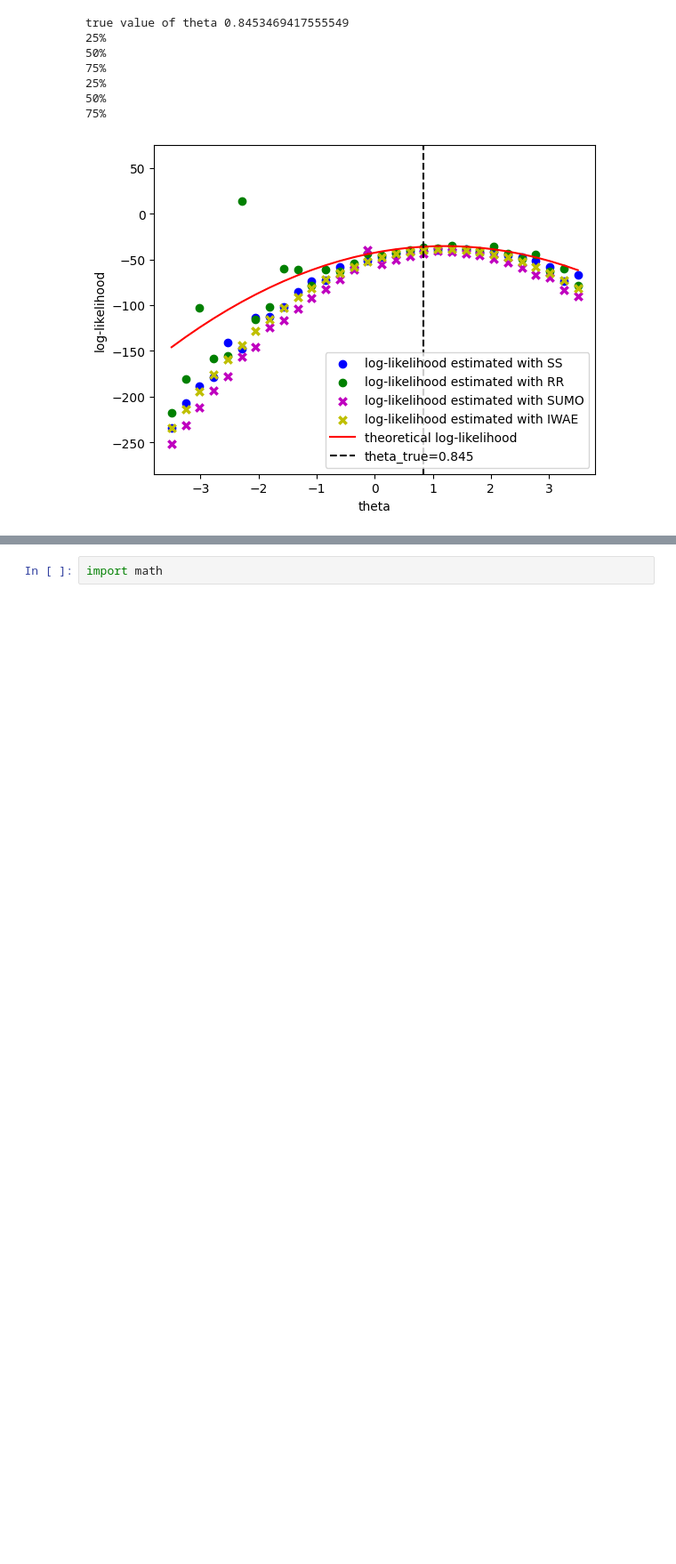
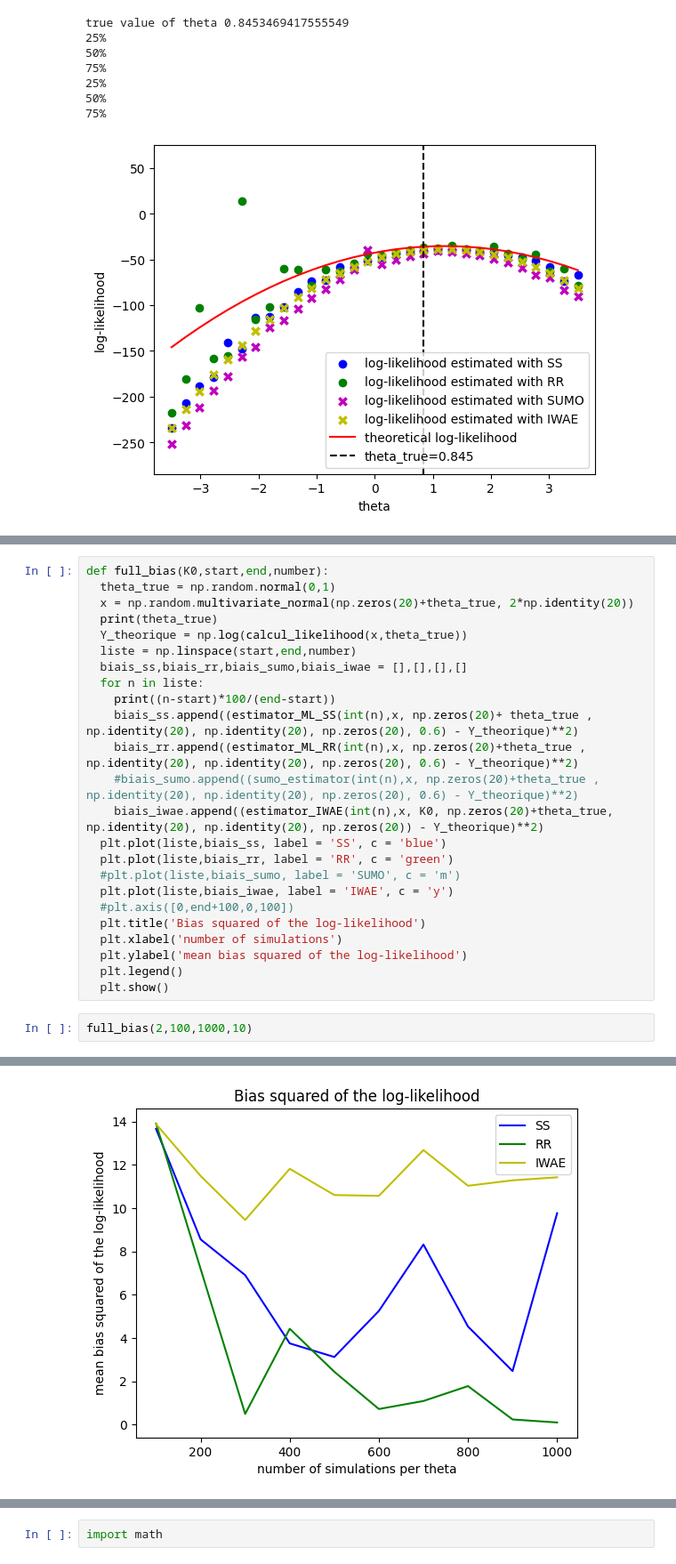
Before and after one commit to JulienPeignon/Monte_Carlo_Simulations, a Jupyter notebook: unbiased_gradient.ipynb, the cells around one changed output, grey strips where cells are left out. Shown at 89% size. Saved outputs shown, nothing was run; the diff lists cells and outputs as text; blank space fills up the shorter version.

```diff
--- a/unbiased_gradient.ipynb
+++ b/unbiased_gradient.ipynb
@@ -723,0 +700,27 @@ true value of theta 0.8453469417555549
+# %%
+def full_bias(K0,start,end,number):
+  theta_true = np.random.normal(0,1)
+  x = np.random.multivariate_normal(np.zeros(20)+theta_true, 2*np.identity(20))
+  print(theta_true)
+  Y_theorique = np.log(calcul_likelihood(x,theta_true))
+  liste = np.linspace(start,end,number)
+  biais_ss,biais_rr,biais_sumo,biais_iwae = [],[],[],[]
+  for n in liste:
+    print((n-start)*100/(end-start))
+    biais_ss.append((estimator_ML_SS(int(n),x, np.zeros(20)+ theta_true , np.identity(20), np.identity(20), np.zeros(20), 0.6) - Y_theorique)**2)
+    biais_rr.append((estimator_ML_RR(int(n),x, np.zeros(20)+theta_true , np.identity(20), np.identity(20), np.zeros(20), 0.6) - Y_theorique)**2)
+    #biais_sumo.append((sumo_estimator(int(n),x, np.zeros(20)+theta_true , np.identity(20), np.identity(20), np.zeros(20), 0.6) - Y_theorique)**2)
+    biais_iwae.append((estimator_IWAE(int(n),x, K0, np.zeros(20)+theta_true, np.identity(20), np.identity(20), np.zeros(20)) - Y_theorique)**2)
+  plt.plot(liste,biais_ss, label = 'SS', c = 'blue')
+  plt.plot(liste,biais_rr, label = 'RR', c = 'green')
+  #plt.plot(liste,biais_sumo, label = 'SUMO', c = 'm')
+  plt.plot(liste,biais_iwae, label = 'IWAE', c = 'y')
+  #plt.axis([0,end+100,0,100])
+  plt.title('Bias squared of the log-likelihood')
+  plt.xlabel('number of simulations')
+  plt.ylabel('mean bias squared of the log-likelihood')
+  plt.legend()
+  plt.show()
+# %%
+full_bias(2,100,1000,10)
+# %% [output]
@@ -723,0 +738 @@ true value of theta 0.8453469417555549
+[figure, added]
```
Also changed, not shown: parts of 26 cells of this notebook.
